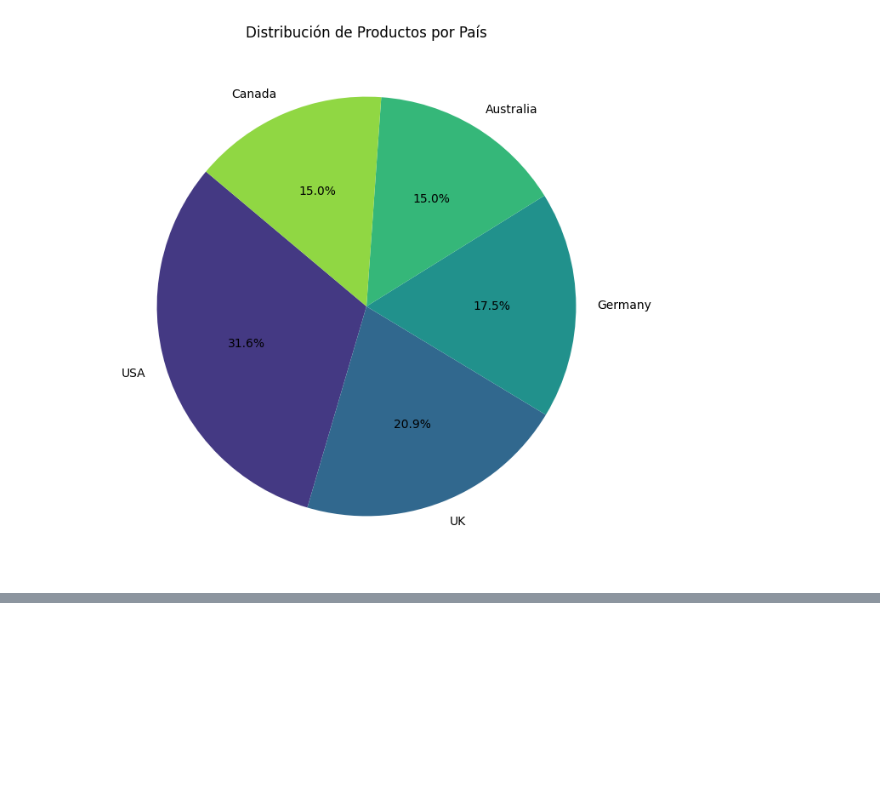
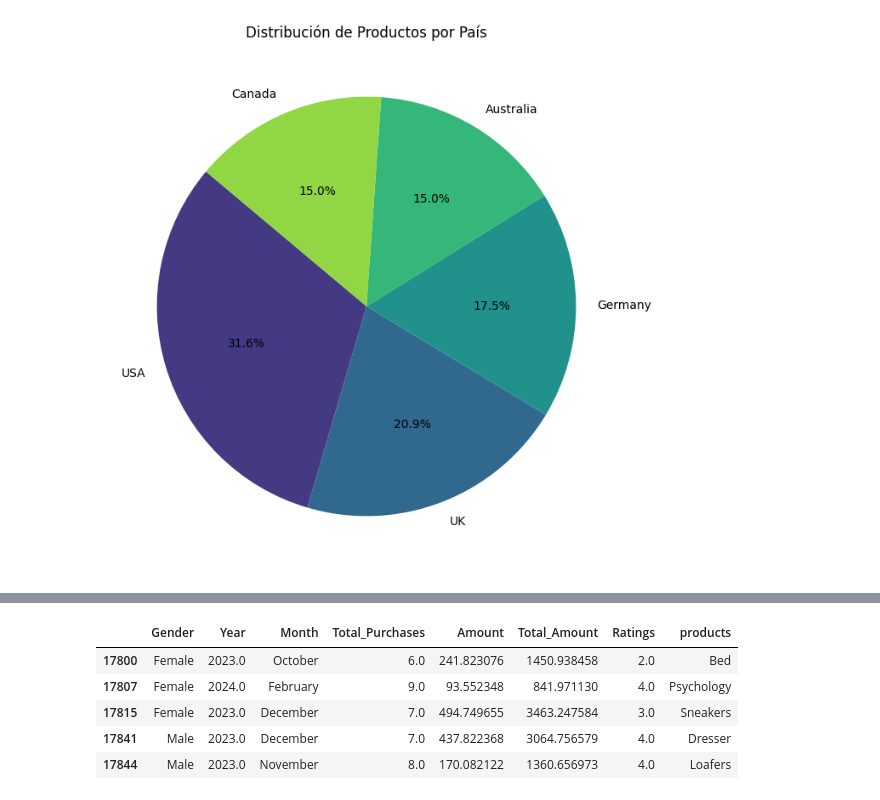
Before and after one commit to AAGJ89/TC4016_SW_Group_10, a Jupyter notebook: notebooks/SIP_Notebook.ipynb, the cells around one changed output, grey strips where cells are left out. Drawn from its saved outputs; the diff is of its cells as text; code cells hidden in the pictures; blank space fills up the shorter version.

```diff
--- a/notebooks/SIP_Notebook.ipynb
+++ b/notebooks/SIP_Notebook.ipynb
@@ -452,0 +496,9 @@ Passing `palette` without assigning `hue` is deprecated and will be removed in v
+# %%
+df_filtered.head()
+# %% [output]
+|  | Gender | Year | Month | Total_Purchases | Amount | Total_Amount | Ratings | products |
+| 17800 | Female | 2023.0 | October | 6.0 | 241.823076 | 1450.938458 | 2.0 | Bed |
+| 17807 | Female | 2024.0 | February | 9.0 | 93.552348 | 841.971130 | 4.0 | Psychology |
+| 17815 | Female | 2023.0 | December | 7.0 | 494.749655 | 3463.247584 | 3.0 | Sneakers |
+| 17841 | Male | 2023.0 | December | 7.0 | 437.822368 | 3064.756579 | 4.0 | Dresser |
+| 17844 | Male | 2023.0 | November | 8.0 | 170.082122 | 1360.656973 | 4.0 | Loafers |
```
Also changed, not shown: parts of 9 cells of this notebook, 21 other files.
